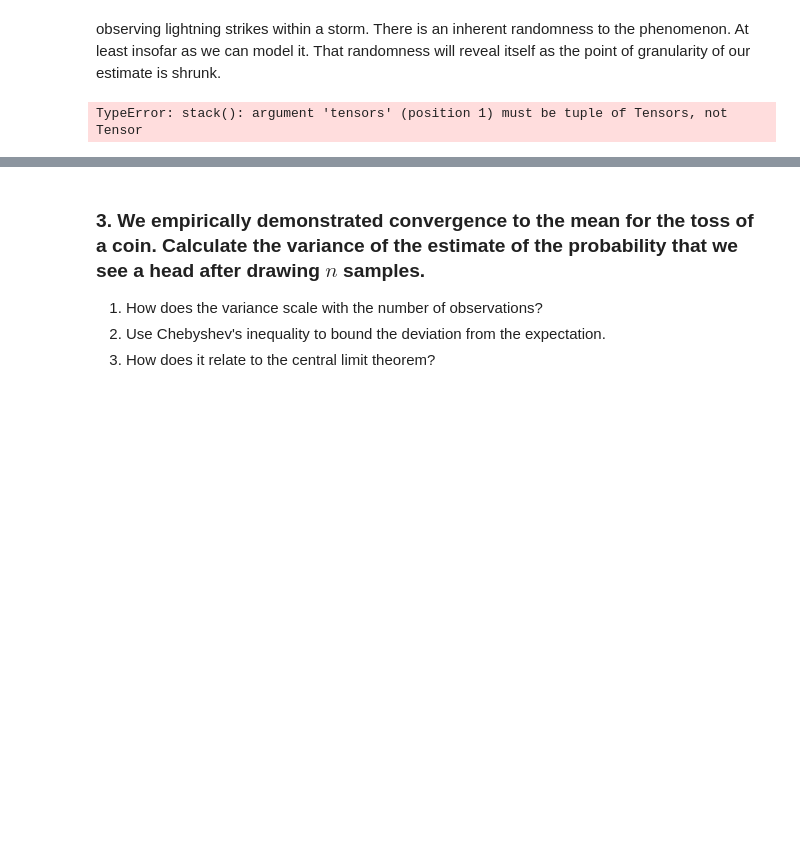
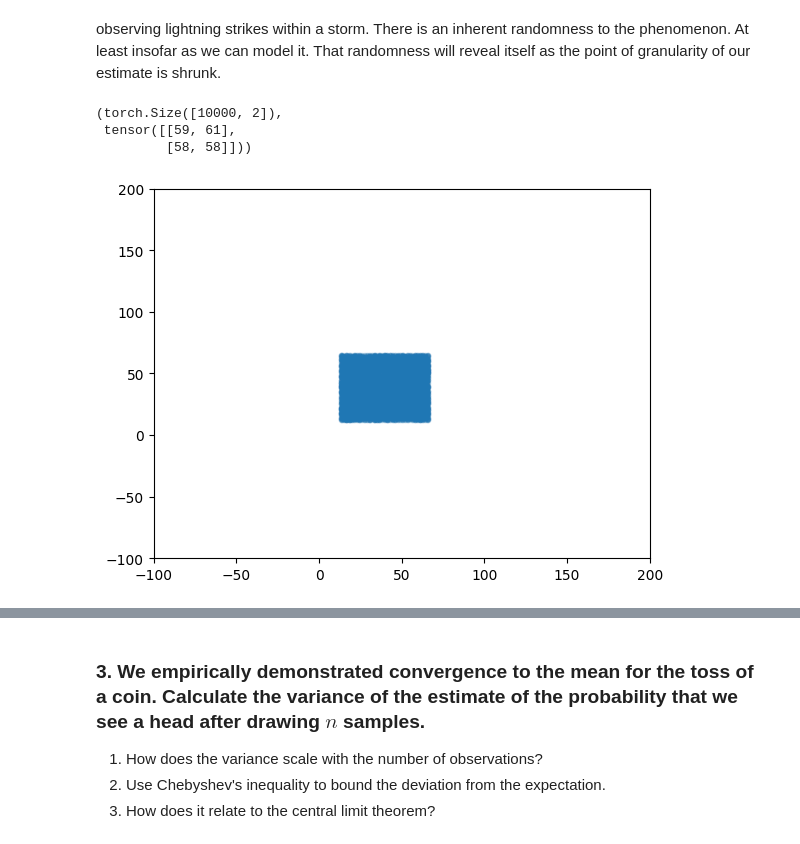
Before and after one commit to yegeniy/d2l-book, a Jupyter notebook: chapter_preliminaries/probability.ipynb, the cells around one changed output, grey strips where cells are left out. Drawn from its saved outputs; the diff is of its cells as text; code cells hidden in the pictures; blank space fills up the shorter version.

```diff
--- a/chapter_preliminaries/probability.ipynb
+++ b/chapter_preliminaries/probability.ipynb
@@ -1125,13 +1133,21 @@ plt.show()
 # %% [markdown]
 observing lightning strikes within a storm. There is an inherent randomness to the phenomenon. At least insofar as we can model it. That randomness will reveal itself as the point of granularity of our estimate is shrunk.
 # %%
-cx, cy = torch.randint(100, (2, ))
+cx, cy, w = torch.randint(100, (3, ))
 cx.item(), cy.item()
-n = 10_000
+n = 10000
 # lightning strikes around the center.
-strikes = torch.stack([cx + torch.randint(-10, 10, size=(n,)),
-                       cy + torch.randint(-10, 10, size=(n,))]
-                      dim=0)
-strikes
+strikes = torch.stack([cx + torch.randint(-w, w, size=(n,)),
+                       cy + torch.randint(-w, w, size=(n,))],
+                      dim=1)
+strikes.shape, strikes[0:2,:]
 # %% [output]
-TypeError: stack(): argument 'tensors' (position 1) must be tuple of Tensors, not Tensor
+(torch.Size([10000, 2]),
+ tensor([[59, 61],
+         [58, 58]]))
+# %%
+plt.xlim(-100, 200)
+plt.ylim(-100, 200)
+plt.scatter(strikes[:, 0], strikes[:, 1], alpha=0.1, marker=".");
+# %% [output]
+[figure, added]
```
Also changed, not shown: parts of 7 cells of this notebook.
